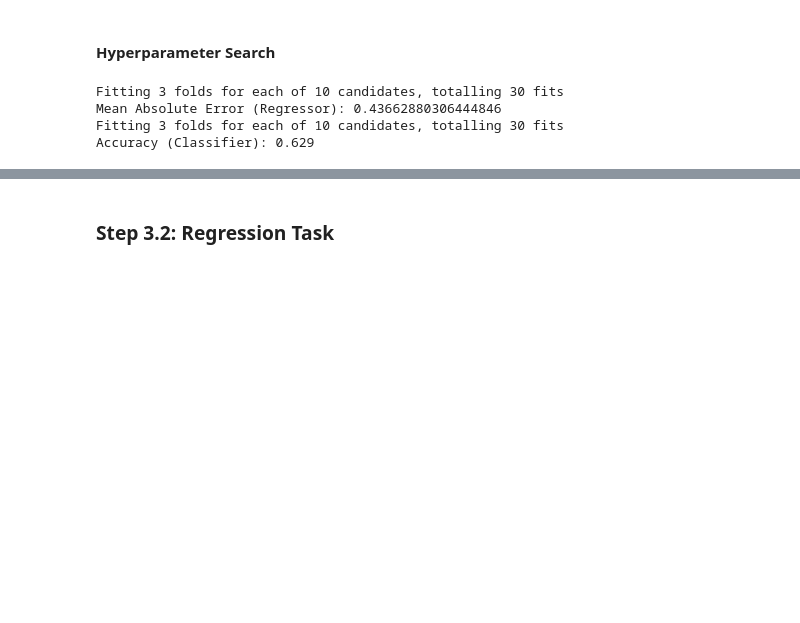
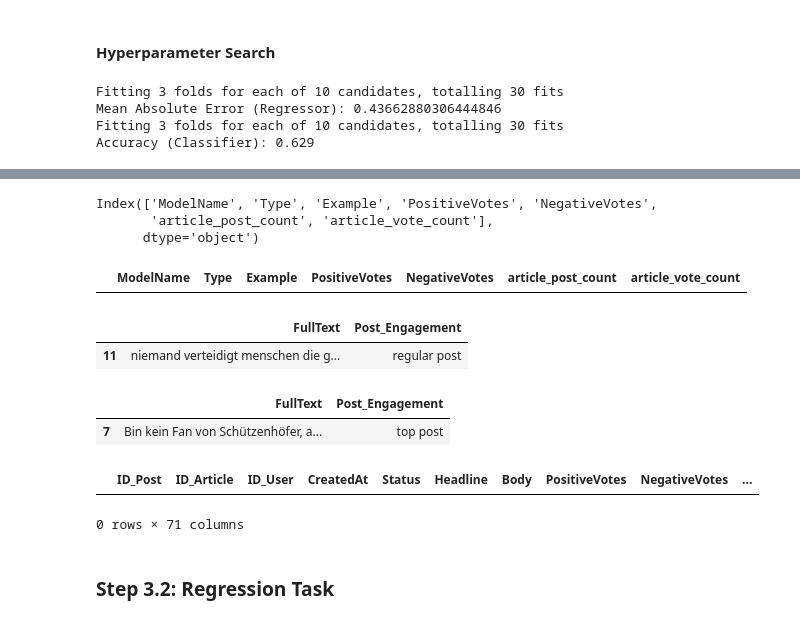
Before and after one commit to dario-x/user-post-popularity-prediction, a Jupyter notebook: Prediction.ipynb, the cells around one changed output, grey strips where cells are left out. Drawn from its saved outputs; the diff is of its cells as text; code cells hidden in the pictures; blank space fills up the shorter version.

```diff
--- a/Prediction.ipynb
+++ b/Prediction.ipynb
@@ -318,3 +1009,28 @@ def train_explainable_model(features, y_train_regression, regression=True):
+# %%
+examples_df.columns
+# %% [output]
+Index(['ModelName', 'Type', 'Example', 'PositiveVotes', 'NegativeVotes',
+       'article_post_count', 'article_vote_count'],
+      dtype='object')
+# %%
+examples_df[examples_df["Example"].str.contains("niemand verteidigt menschen")]
+# %% [output]
+|  | ModelName | Type | Example | PositiveVotes | NegativeVotes | article_post_count | article_vote_count |
+# %%
+df_merged[df_merged["FullText"].str.contains("niemand verteidigt menschen")][["FullText", "Post_Engagement"]]
+# %% [output]
+|  | FullText | Post_Engagement |
+| 11 | niemand verteidigt menschen die g... | regular post |
+# %%
+df_merged[df_merged["FullText"].str.contains("Bin kein Fan von Schützen")][["FullText", "Post_Engagement"]]
+# %% [output]
+|  | FullText | Post_Engagement |
+| 7 | Bin kein Fan von Schützenhöfer, a... | top post |
+# %%
+df_merged[(df_merged["Post_Engagement"] == "engaging post") & (df_merged["Totalvotes"] == 0) ].head(5)
+# %% [output]
+|  | ID_Post | ID_Article | ID_User | CreatedAt | Status | Headline | Body | PositiveVotes | NegativeVotes | ... |
+0 rows × 71 columns
 # %% [markdown]
 ### Step 3.2: Regression Task
 # %%
```
Also changed, not shown: parts of 39 cells of this notebook, 15 other files.
